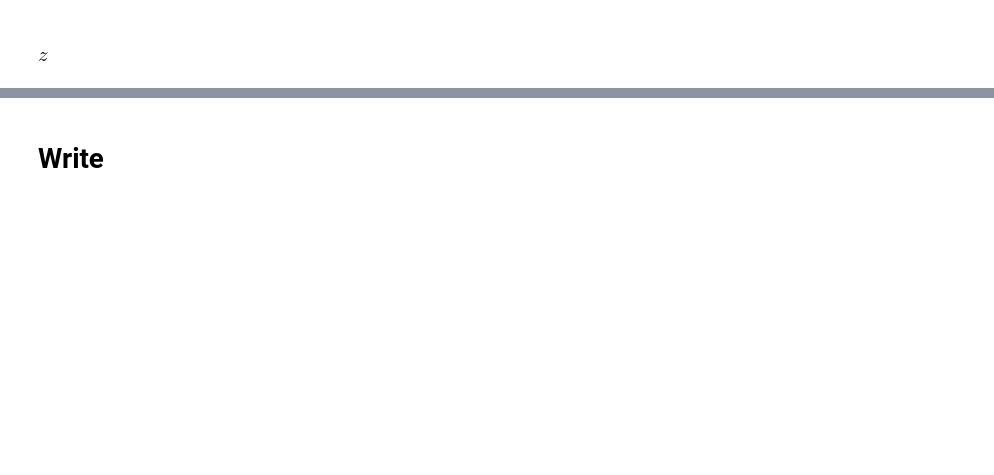
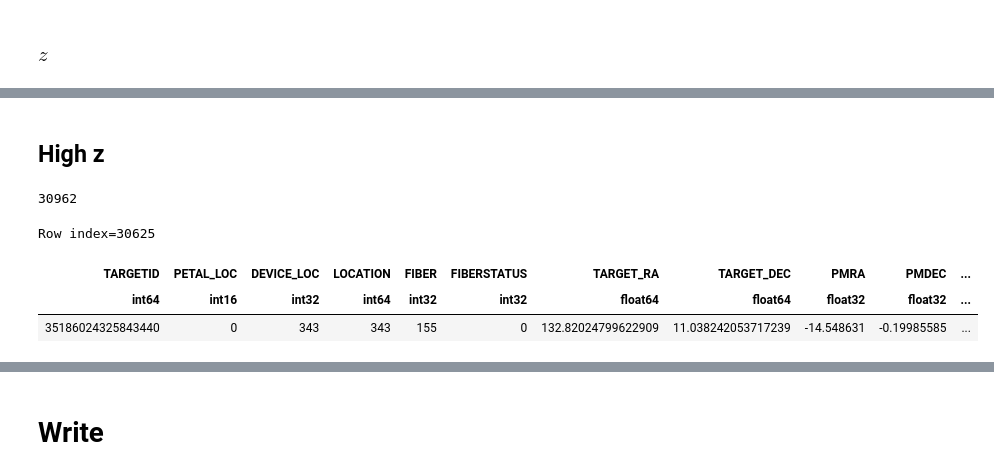
Before and after one commit to profxj/desi_sandbox, a Jupyter notebook: doc/nb/AndesData_SN.ipynb, the cells around one changed output, grey strips where cells are left out. Drawn from its saved outputs; the diff is of its cells as text; code cells hidden in the pictures; blank space fills up the shorter version.

```diff
--- a/doc/nb/AndesData_SN.ipynb
+++ b/doc/nb/AndesData_SN.ipynb
@@ -103,0 +130,20 @@ plt.show()
+# %% [markdown]
+## High z
+# %%
+hiz = andes_tbl['Z'] > 0.6
+# %%
+ok_Zwarn = andes_tbl['ZWARN'] == 0
+# %%
+hiz_cuts = hiz & not_star & galaxy & pos_SN & gd_ID & ok_Zwarn
+hiz_galaxies = andes_tbl[hiz_cuts]
+len(hiz_galaxies)
+# %% [output]
+30962
+# %%
+idx_hi = np.argsort(hiz_galaxies['S_N_r'])
+hiz_galaxies[idx_hi[-100]]
+# %% [output]
+Row index=30625
+| TARGETID | PETAL_LOC | DEVICE_LOC | LOCATION | FIBER | FIBERSTATUS | TARGET_RA | TARGET_DEC | PMRA | PMDEC | ... |
+| int64 | int16 | int32 | int64 | int32 | int32 | float64 | float64 | float32 | float32 | ... |
+| 35186024325843440 | 0 | 343 | 343 | 155 | 0 | 132.82024799622909 | 11.038242053717239 | -14.548631 | -0.19985585 | ... |
```
Also changed, not shown: parts of 11 cells of this notebook, 2 other files.
